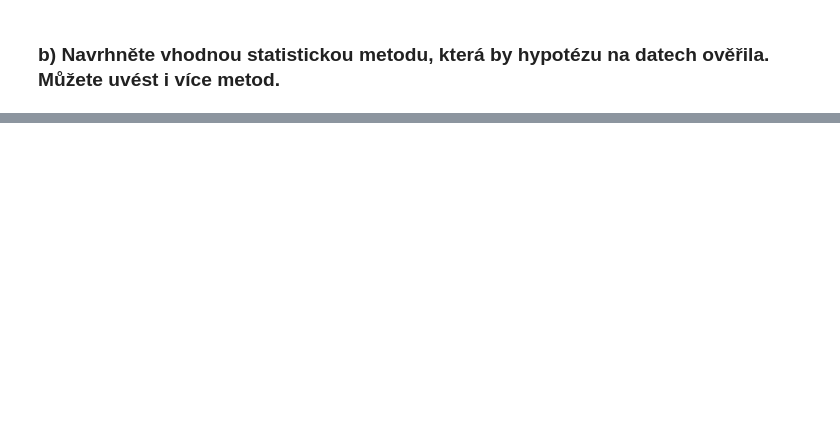
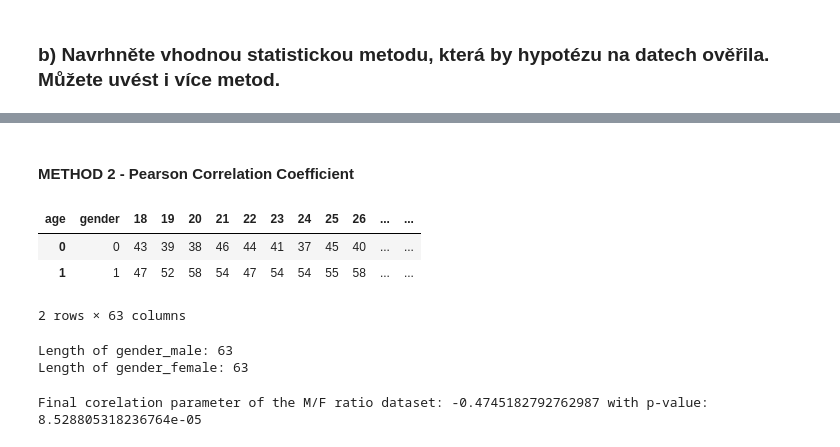
Before and after one commit to lukasdekanovsky/DATA-ANALYSIS-training, a Jupyter notebook: 01 - Case study - PROFINIT/task_02.ipynb, the cells around one changed output, grey strips where cells are left out. Cells and saved outputs as stored; diff of their text form; code cells hidden in the pictures; blank space fills up the shorter version.

```diff
--- a/01 - Case study - PROFINIT/task_02.ipynb
+++ b/01 - Case study - PROFINIT/task_02.ipynb
@@ -114,0 +118,39 @@ Significant difference in the ratio of M to F across the groups/time points.
+# %% [markdown]
+#### METHOD 2 - Pearson Correlation Coefficient
+# %%
+# Load data
+data = pd.read_csv("./data/preprocessed_dataset.csv")
+data['gender'] = data['gender'].replace({'M': 1, 'F': 0})
+data
+# %%
+# Preprocess data using.pivot_table() method
+pivot_data = data.pivot_table(index=["gender"], columns='age', values='count', aggfunc='sum').reset_index()
+pivot_data
+# %% [output]
+| age | gender | 18 | 19 | 20 | 21 | 22 | 23 | 24 | 25 | 26 | ... | ... |
+| 0 | 0 | 43 | 39 | 38 | 46 | 44 | 41 | 37 | 45 | 40 | ... | ... |
+| 1 | 1 | 47 | 52 | 58 | 54 | 47 | 54 | 54 | 55 | 58 | ... | ... |
+2 rows × 63 columns
+# %%
+import pandas as pd
+from scipy import stats
+
+# split the data into 2 1D arrays
+pivot_data = data.pivot_table(index=["gender"], columns='age', values='count', aggfunc='sum').reset_index()
+gender_male = np.array(pivot_data[pivot_data["gender"] == 1])
+gender_female = np.array(pivot_data[pivot_data["gender"] == 0])
+gender_female = gender_female.flatten()
+gender_male = gender_male.flatten()
+
+# check the shape of the arrays
+print(f"Length of gender_male: {len(gender_male)}")
+print(f"Length of gender_female: {len(gender_female)}")
+# %% [output]
+Length of gender_male: 63
+Length of gender_female: 63
+# %%
+# feed the arrays into the Pearson correlation function
+statistic_corelation = stats.pearsonr(gender_male, gender_female)
+print(f"Final corelation parameter of the M/F ratio dataset: {statistic_corelation.statistic} with p-value: {statistic_corelation.pvalue}")
+# %% [output]
+Final corelation parameter of the M/F ratio dataset: -0.4745182792762987 with p-value: 8.528805318236764e-05
```
Also changed, not shown: parts of 5 cells of this notebook, 5 other files.
